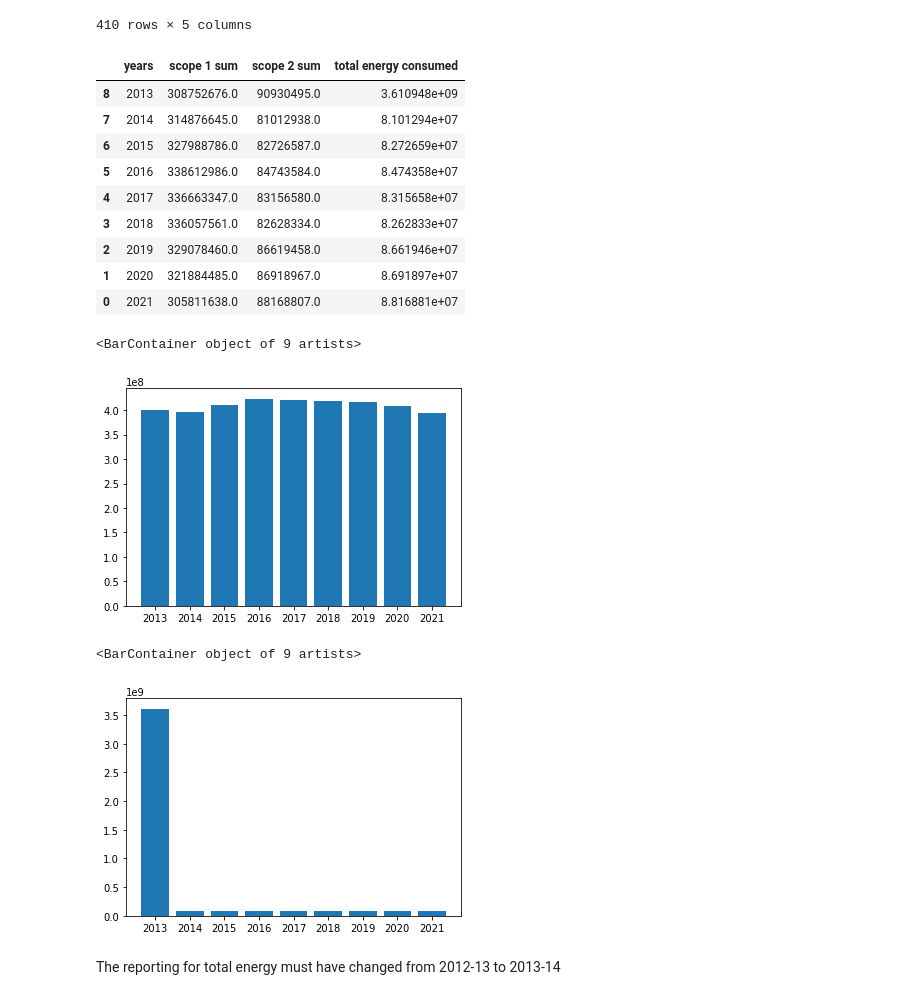
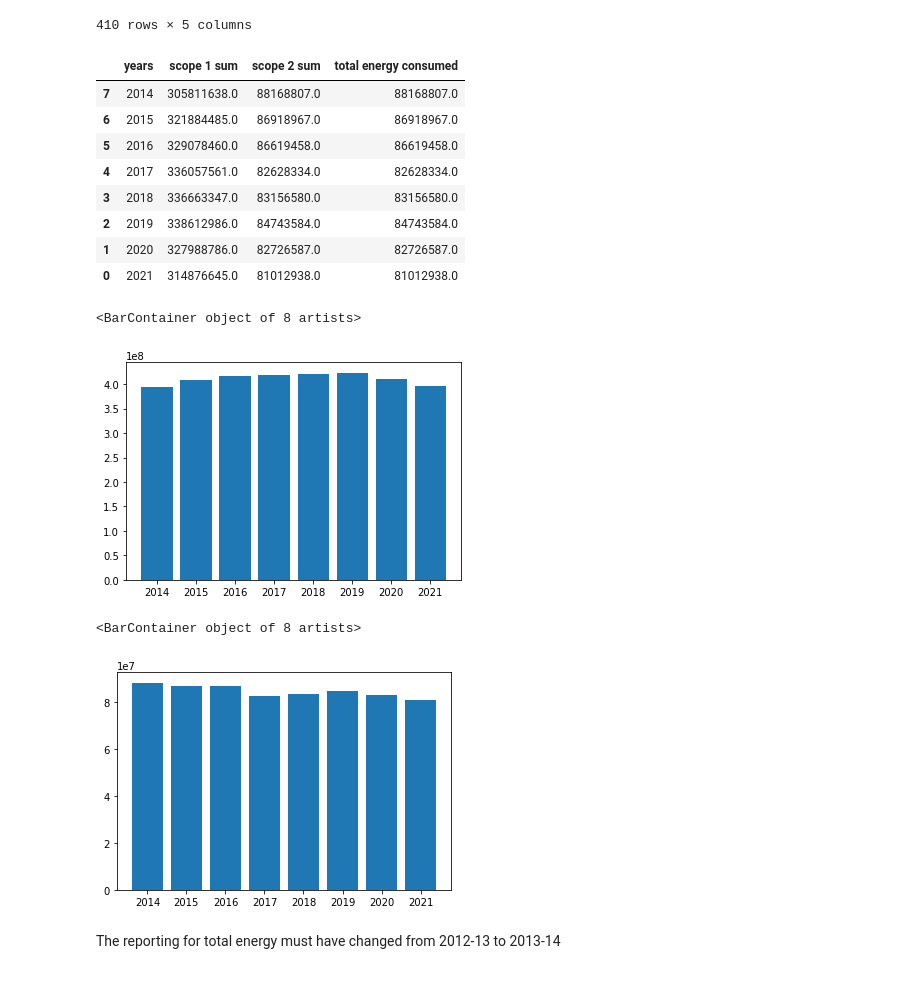
Before and after one commit to dmc-au/ausclimate, a Jupyter notebook: NGER_corporate_data_wrangle.ipynb, the cells around one changed output. Saved outputs shown, nothing was run; the diff lists cells and outputs as text; code cells hidden in the pictures.

```diff
--- a/NGER_corporate_data_wrangle.ipynb
+++ b/NGER_corporate_data_wrangle.ipynb
@@ -253,36 +253,35 @@ dfs = [
 # %%
 # Dataframe of corporate emissions 2013-2021
 years = [
     '2021','2020','2019',
     '2018','2017','2016',
-    '2015','2014','2013'
+    '2015','2014'#,'2013'
 ]
 s1 = [pd.to_numeric(pd.DataFrame(df).iloc[:,2], errors='coerce').sum() for df in dfs]
 s2 = [pd.to_numeric(pd.DataFrame(df).iloc[:,3], errors='coerce').sum() for df in dfs]
 total_energy = [pd.to_numeric(pd.DataFrame(df).iloc[:,3], errors='coerce').sum() for df in dfs]
 
-s1.append(pd.to_numeric(pd.DataFrame(df2013).iloc[:,1], errors='coerce').sum())
-s2.append(pd.to_numeric(pd.DataFrame(df2013).iloc[:,2], errors='coerce').sum())
-total_energy.append(pd.to_numeric(pd.DataFrame(df2013).iloc[:,3], errors='coerce').sum())
+# s1.append(pd.to_numeric(pd.DataFrame(df2013).iloc[:,1], errors='coerce').sum())
+# s2.append(pd.to_numeric(pd.DataFrame(df2013).iloc[:,2], errors='coerce').sum())
+# total_energy.append(pd.to_numeric(pd.DataFrame(df2013).iloc[:,3], errors='coerce').sum())
 
 df_total = pd.DataFrame(data={
     'years': years,
     'scope 1 sum': s1,
     'scope 2 sum': s2,
     'total energy consumed': total_energy
 }).loc[::-1]
 df_total
 # %% [output]
 |  | years | scope 1 sum | scope 2 sum | total energy consumed |
-| 8 | 2013 | 308752676.0 | 90930495.0 | 3.610948e+09 |
-| 7 | 2014 | 314876645.0 | 81012938.0 | 8.101294e+07 |
-| 6 | 2015 | 327988786.0 | 82726587.0 | 8.272659e+07 |
-| 5 | 2016 | 338612986.0 | 84743584.0 | 8.474358e+07 |
-| 4 | 2017 | 336663347.0 | 83156580.0 | 8.315658e+07 |
-| 3 | 2018 | 336057561.0 | 82628334.0 | 8.262833e+07 |
-| 2 | 2019 | 329078460.0 | 86619458.0 | 8.661946e+07 |
-| 1 | 2020 | 321884485.0 | 86918967.0 | 8.691897e+07 |
-| 0 | 2021 | 305811638.0 | 88168807.0 | 8.816881e+07 |
+| 7 | 2014 | 305811638.0 | 88168807.0 | 88168807.0 |
+| 6 | 2015 | 321884485.0 | 86918967.0 | 86918967.0 |
+| 5 | 2016 | 329078460.0 | 86619458.0 | 86619458.0 |
+| 4 | 2017 | 336057561.0 | 82628334.0 | 82628334.0 |
+| 3 | 2018 | 336663347.0 | 83156580.0 | 83156580.0 |
+| 2 | 2019 | 338612986.0 | 84743584.0 | 84743584.0 |
+| 1 | 2020 | 327988786.0 | 82726587.0 | 82726587.0 |
+| 0 | 2021 | 314876645.0 | 81012938.0 | 81012938.0 |
 # %%
 # Total scope 1 & 2 CO2
 total_scope_sum = df_total['scope 1 sum'] + df_total['scope 2 sum']
@@ -290,15 +289,15 @@ total_scope_sum
 plt.clf()
 plt.bar(df_total['years'], total_scope_sum)
 # %% [output]
-<BarContainer object of 9 artists>
+<BarContainer object of 8 artists>
-[figure, old version]
+[figure, new version]
 # %%
 # Total energy consumed
 plt.clf()
 plt.bar(df_total['years'], df_total['total energy consumed'])
 # %% [output]
-<BarContainer object of 9 artists>
+<BarContainer object of 8 artists>
-[figure, old version]
+[figure, new version]
 # %% [markdown]
 The reporting for total energy must have changed from 2012-13 to 2013-14
 # %%
```
Also changed, not shown: parts of 1 cell of this notebook.
